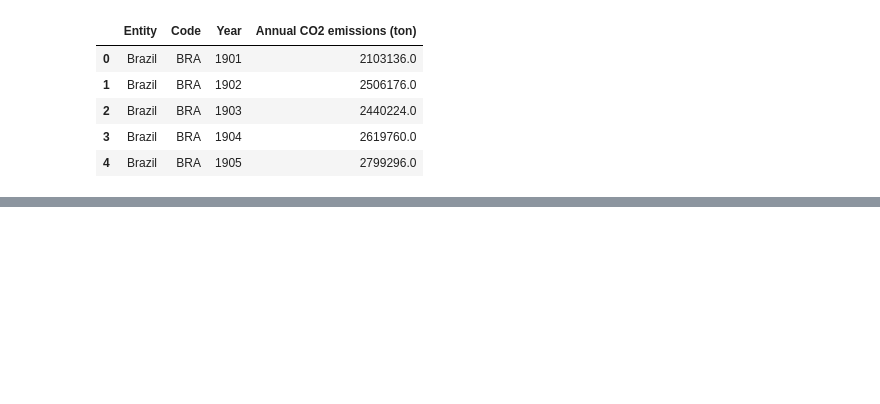
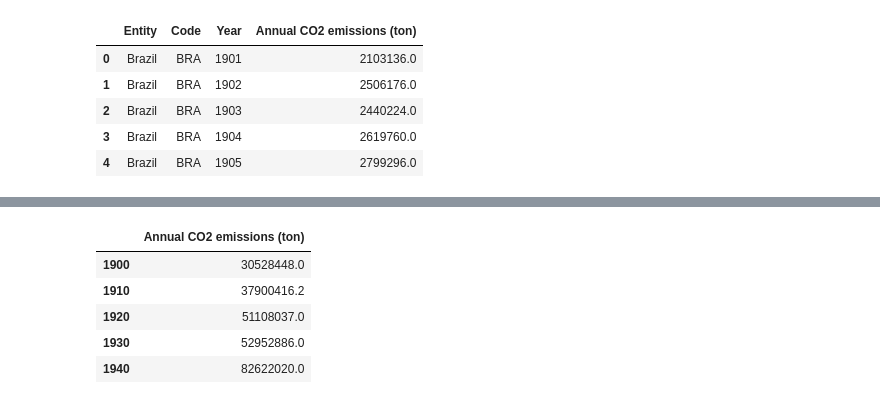
Before and after one commit to TiagoCNO/historical-carbon-emissions-analysis, a Jupyter notebook: historical_analysis_carbon_emissions.ipynb, the cells around one changed output, grey strips where cells are left out. Saved outputs shown, nothing was run; the diff lists cells and outputs as text; code cells hidden in the pictures; blank space fills up the shorter version.

```diff
--- a/historical_analysis_carbon_emissions.ipynb
+++ b/historical_analysis_carbon_emissions.ipynb
@@ -149,0 +190,11 @@ df_teste.head()
+# %%
+df_brazil_agrupado.drop(df_brazil_agrupado.index[-1], inplace= True)
+
+df_brazil_agrupado.head(5)
+# %% [output]
+|  | Annual CO2 emissions (ton) |
+| 1900 | 30528448.0 |
+| 1910 | 37900416.2 |
+| 1920 | 51108037.0 |
+| 1930 | 52952886.0 |
+| 1940 | 82622020.0 |
```
Also changed, not shown: parts of 8 cells of this notebook.
